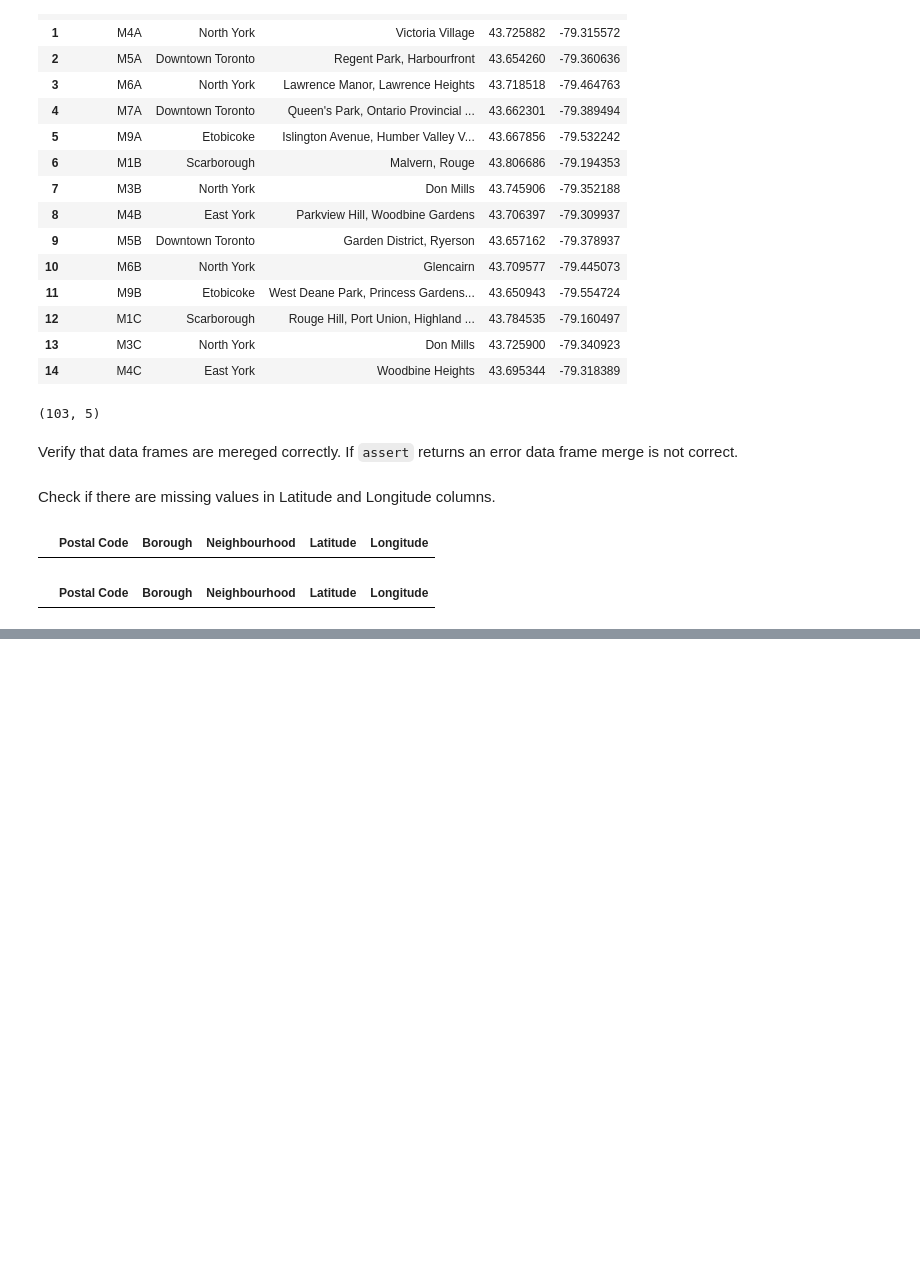
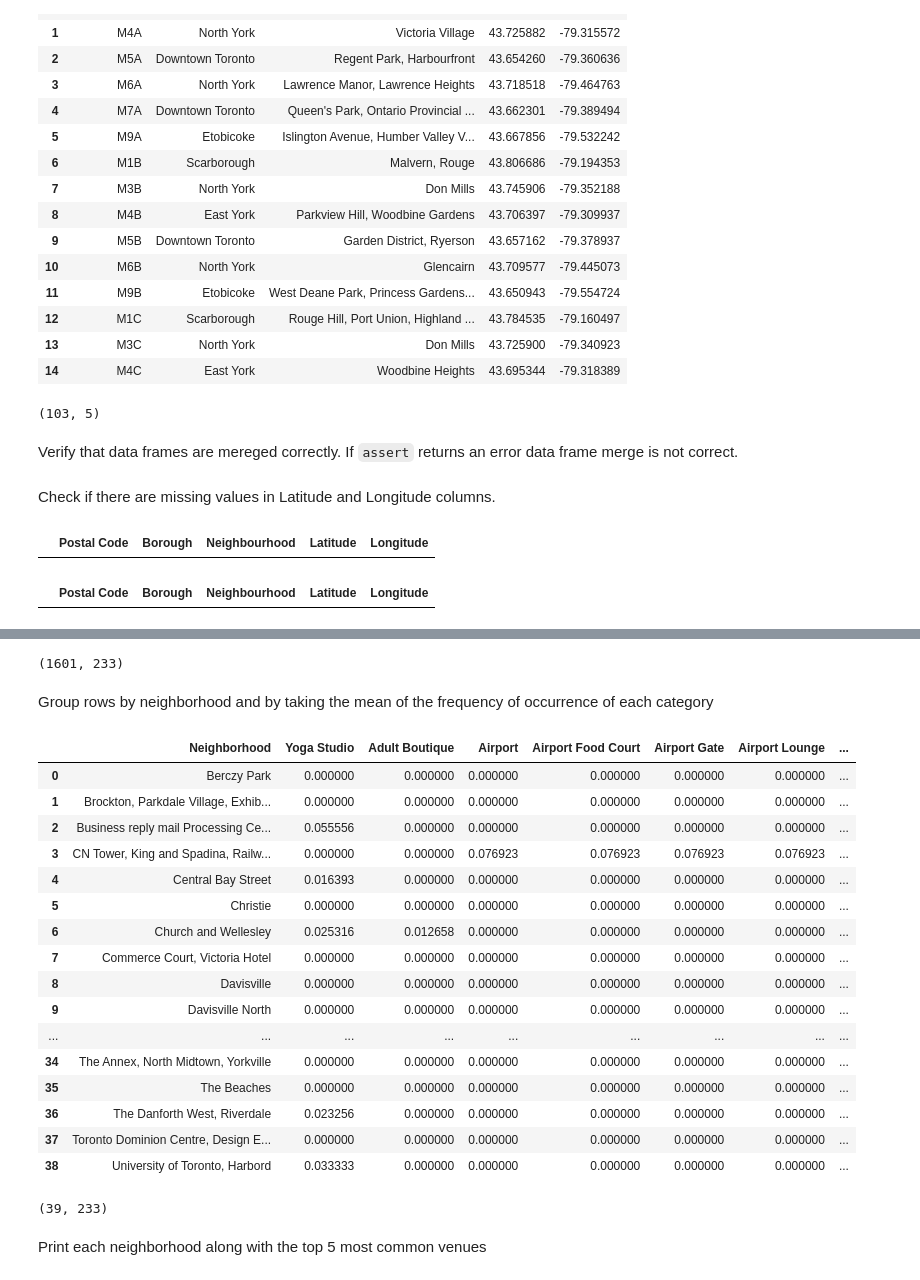
Before and after one commit to rajevac/Coursera_Capstone, a Jupyter notebook: Segmenting and Clustering Neighbourhood in Toronto.ipynb, the cells around one changed output, grey strips where cells are left out. Cells and saved outputs as stored; diff of their text form; code cells hidden in the pictures; blank space fills up the shorter version.

Commit message:
Published from Watson Studio.

```diff
--- a/Segmenting and Clustering Neighbourhood in Toronto.ipynb
+++ b/Segmenting and Clustering Neighbourhood in Toronto.ipynb
@@ -195,0 +198,5 @@ df3[df3['Longitude'].isnull()]
+# %%
+toronto = df3.copy()
+toronto = toronto[toronto['Borough'].str.contains('Toronto')]
+toronto.rename(columns={'Neighbourhood': 'Neighborhood'}, inplace = True)
+toronto.head(10)
@@ -195,0 +245,19 @@ df3[df3['Longitude'].isnull()]
+# %%
+# create map of New York using latitude and longitude values
+map_toronto = folium.Map(location=[latitude, longitude], zoom_start=10)
+
+# add markers to map
+for lat, lng, borough, neighbourhood in zip(toronto['Latitude'], toronto['Longitude'], toronto['Borough'], toronto['Neighborhood']):
+    label = f'{neighbourhood}, {borough}'
+    label = folium.Popup(label, parse_html=True)
+    folium.CircleMarker(
+        [lat, lng],
+        radius=5,
+        popup=label,
+        color='blue',
+        fill=True,
+        fill_color='#3186cc',
+        fill_opacity=0.7,
+        parse_html=False).add_to(map_toronto)
+
+map_toronto
@@ -195,0 +311,6 @@ df3[df3['Longitude'].isnull()]
+# %%
+# create empty dataframe manhattan_venues
+toronto_venues = getNearbyVenues(names=toronto['Neighbourhood'],
+                                   latitudes=toronto['Latitude'],
+                                   longitudes=toronto['Longitude'])
+toronto_venues.head()
@@ -195,0 +375,12 @@ df3[df3['Longitude'].isnull()]
+# %%
+# one hot encoding
+toronto_onehot = pd.get_dummies(toronto_venues[['Venue Category']], prefix="", prefix_sep="")
+
+# add neighborhood column back to dataframe
+toronto_onehot['Neighborhood'] = toronto_venues['Neighborhood']
+
+# move neighborhood column to the first column
+fixed_columns = [toronto_onehot.columns[-1]] + list(toronto_onehot.columns[:-1])
+toronto_onehot = toronto_onehot[fixed_columns]
+
+toronto_onehot.head()
@@ -195,0 +394,33 @@ df3[df3['Longitude'].isnull()]
+# %%
+toronto_onehot.shape
+# %% [output]
+(1601, 233)
+# %% [markdown]
+Group rows by neighborhood and by taking the mean of the frequency of occurrence of each category
+# %%
+toronto_grouped = toronto_onehot.groupby('Neighborhood').mean().reset_index()
+toronto_grouped
+# %% [output]
+|  | Neighborhood | Yoga Studio | Adult Boutique | Airport | Airport Food Court | Airport Gate | Airport Lounge | ... |
+| 0 | Berczy Park | 0.000000 | 0.000000 | 0.000000 | 0.000000 | 0.000000 | 0.000000 | ... |
+| 1 | Brockton, Parkdale Village, Exhib... | 0.000000 | 0.000000 | 0.000000 | 0.000000 | 0.000000 | 0.000000 | ... |
+| 2 | Business reply mail Processing Ce... | 0.055556 | 0.000000 | 0.000000 | 0.000000 | 0.000000 | 0.000000 | ... |
+| 3 | CN Tower, King and Spadina, Railw... | 0.000000 | 0.000000 | 0.076923 | 0.076923 | 0.076923 | 0.076923 | ... |
+| 4 | Central Bay Street | 0.016393 | 0.000000 | 0.000000 | 0.000000 | 0.000000 | 0.000000 | ... |
+| 5 | Christie | 0.000000 | 0.000000 | 0.000000 | 0.000000 | 0.000000 | 0.000000 | ... |
+| 6 | Church and Wellesley | 0.025316 | 0.012658 | 0.000000 | 0.000000 | 0.000000 | 0.000000 | ... |
+| 7 | Commerce Court, Victoria Hotel | 0.000000 | 0.000000 | 0.000000 | 0.000000 | 0.000000 | 0.000000 | ... |
+| 8 | Davisville | 0.000000 | 0.000000 | 0.000000 | 0.000000 | 0.000000 | 0.000000 | ... |
+| 9 | Davisville North | 0.000000 | 0.000000 | 0.000000 | 0.000000 | 0.000000 | 0.000000 | ... |
+| ... | ... | ... | ... | ... | ... | ... | ... | ... |
+| 34 | The Annex, North Midtown, Yorkville | 0.000000 | 0.000000 | 0.000000 | 0.000000 | 0.000000 | 0.000000 | ... |
+| 35 | The Beaches | 0.000000 | 0.000000 | 0.000000 | 0.000000 | 0.000000 | 0.000000 | ... |
+| 36 | The Danforth West, Riverdale | 0.023256 | 0.000000 | 0.000000 | 0.000000 | 0.000000 | 0.000000 | ... |
+| 37 | Toronto Dominion Centre, Design E... | 0.000000 | 0.000000 | 0.000000 | 0.000000 | 0.000000 | 0.000000 | ... |
+| 38 | University of Toronto, Harbord | 0.033333 | 0.000000 | 0.000000 | 0.000000 | 0.000000 | 0.000000 | ... |
+# %%
+toronto_grouped.shape
+# %% [output]
+(39, 233)
+# %% [markdown]
+Print each neighborhood along with the top 5 most common venues
```
Also changed, not shown: parts of 27 cells of this notebook.
